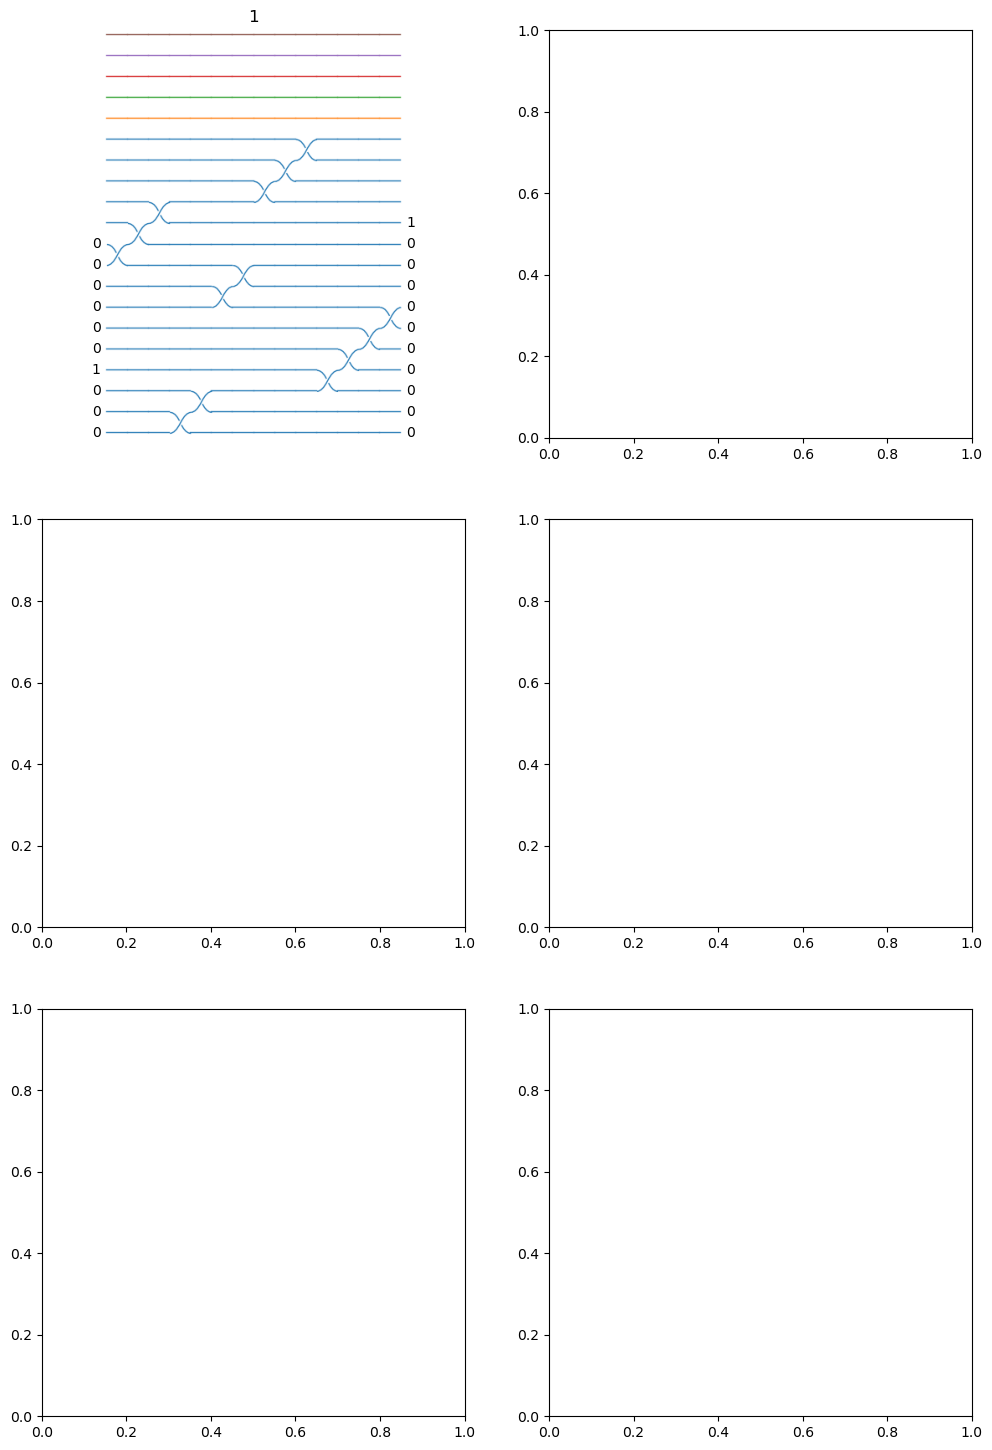
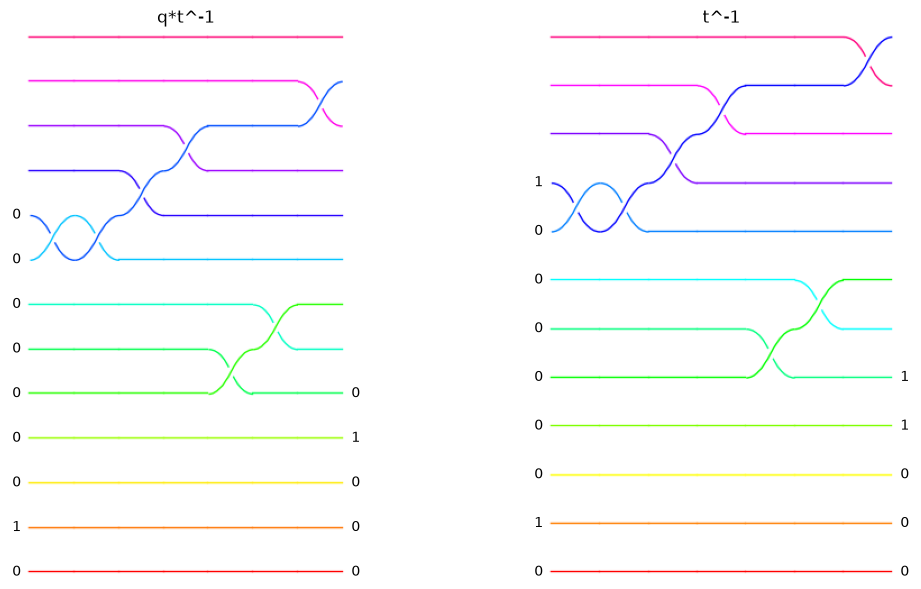
The notebook cell's code change between the first figure and the second:
--- before
+++ after
@@ -8,14 +8,47 @@
 
 # Grid layout: set ncols to the width you want; nrows grows to fit npanels.
-npanels = 5
-ncols = 2
-nrows = math.ceil(npanels / ncols)
-fig, axes = plt.subplots(nrows, ncols, figsize=(6 * ncols, 6 * nrows), squeeze=False)
-axes = axes.flatten()
+#npanels = 5
+#ncols = 2
+#nrows = math.ceil(npanels / ncols)
+#fig, axes = plt.subplots(nrows, ncols, figsize=(6 * ncols, 6 * nrows), squeeze=False)
+#axes = axes.flatten()
 
 
 print("Before simplify:", tk)
-tk.plot_braid(ax=axes[0])
-axes[0].set_title("1")
+#tk.plot_braid()
 
+tk.simplify_1_on_top()
+#tk.plot_braid()
 
+tk.simplify_0s_vertical()
+#tk.plot_braid()
+
+tk.simplify_0s_vertical()
+#tk.plot_braid()
+
+tk.simplify_0s_vertical()
+#tk.plot_braid()
+
+tk.simplify_0s_vertical()
+#tk.plot_braid()
+
+tk.simplify_0s_vertical()
+#tk.plot_braid()
+
+tk.simplify_1_on_top()
+#tk.plot_braid()
+
+tk.simplify_0s_vertical()
+#tk.plot_braid()
+
+tk.simplify_0s_first()
+tk.plot_braid()
+
+tk.simplify_0s_vertical()
+tk.plot_braid()
+
+tk.simplify_0s_vertical()
+tk.plot_braid()
+
+tk.simplify_0s_first()
+tk.plot_braid()

Commit: example added